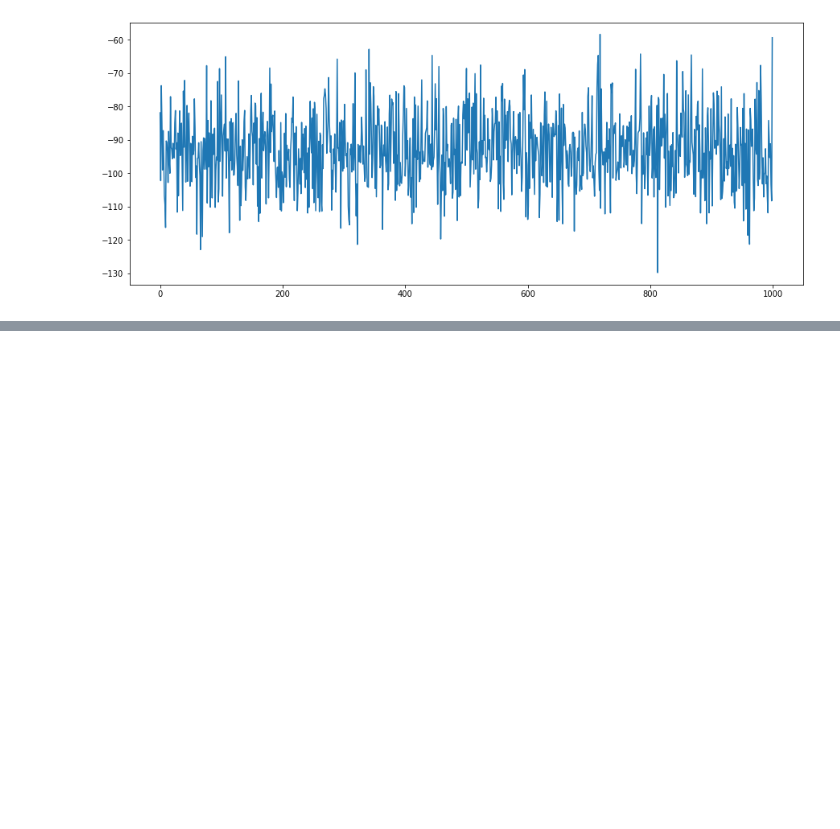
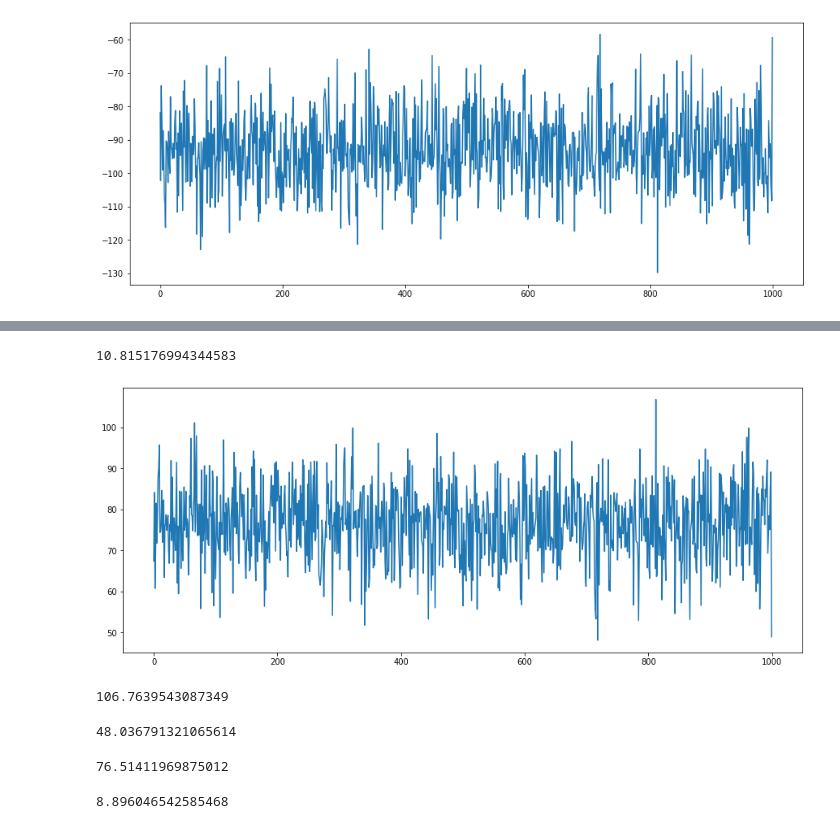
Before and after one commit to DimiGod/Python_MonteCarloSimulations, a Jupyter notebook: Monte Carlo- Predicting Gross Profit.ipynb, the cells around one changed output, grey strips where cells are left out. Cells and saved outputs as stored; diff of their text form; code cells hidden in the pictures; blank space fills up the shorter version.

```diff
--- a/Monte Carlo- Predicting Gross Profit.ipynb
+++ b/Monte Carlo- Predicting Gross Profit.ipynb
@@ -44,0 +47,29 @@ COGS.mean()
+# %%
+COGS.std()
+# %% [output]
+10.815176994344583
+# %%
+Gross_Profit = rev + COGS
+Gross_Profit
+
+plt.figure(figsize=(15,6))
+plt.plot(Gross_Profit)
+plt.show()
+# %% [output]
+[figure, added]
+# %%
+max(Gross_Profit)
+# %% [output]
+106.7639543087349
+# %%
+min(Gross_Profit)
+# %% [output]
+48.036791321065614
+# %%
+Gross_Profit.mean()
+# %% [output]
+76.51411969875012
+# %%
+Gross_Profit.std()
+# %% [output]
+8.896046542585468
```
Also changed, not shown: parts of 3 cells of this notebook.
